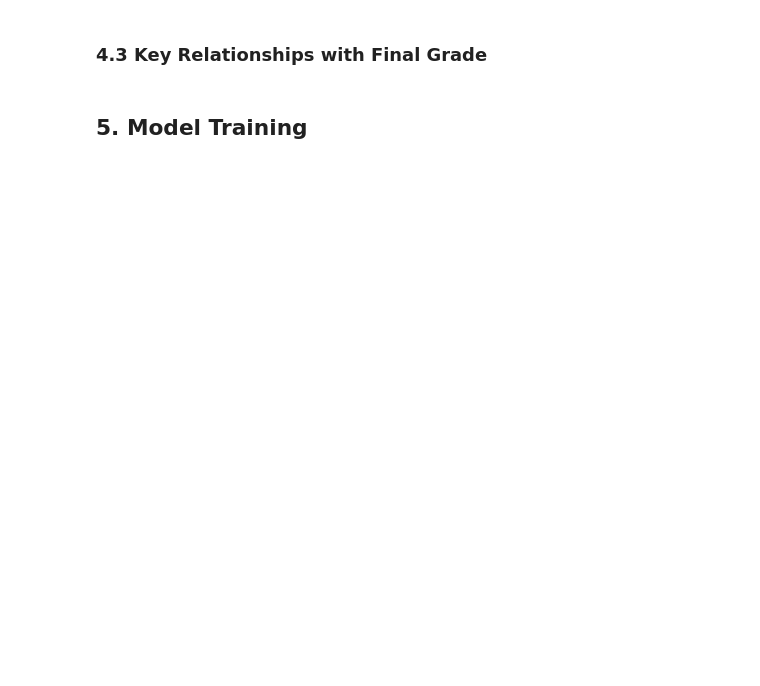
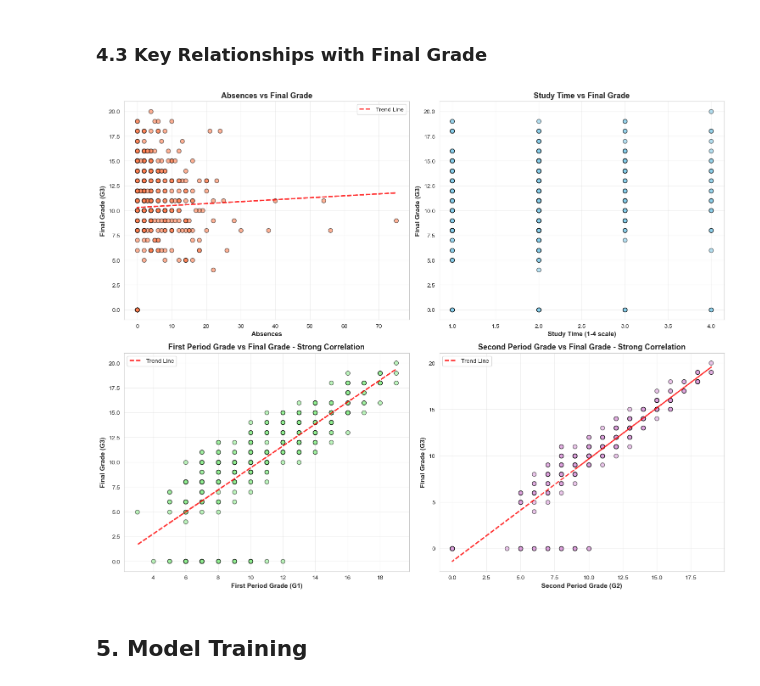
Before and after one commit to ZakariaTikialine/ML-Labs, a Jupyter notebook: Lab1/challenge1/notebook.ipynb, the cells around one changed output. Saved outputs shown, nothing was run; the diff lists cells and outputs as text; code cells hidden in the pictures; blank space fills up the shorter version.

```diff
--- a/Lab1/challenge1/notebook.ipynb
+++ b/Lab1/challenge1/notebook.ipynb
@@ -69,12 +93,11 @@ df.describe().round(2)
 # %% [markdown]
 ## 3. Data Preprocessing
 # %%
-# Encode categorical variables
-df_encoded = pd.get_dummies(df, drop_first=True)
+# Encode categorical variables using one-hot encoding
+df_encoded = pd.get_dummies(df, drop_first=True, dtype=int)
 
-print(f"Original features: {df.shape[1]}")
-print(f"Features after encoding: {df_encoded.shape[1]}")
-print(f"\n✓ Categorical variables encoded successfully")
-print("\nFirst 5 rows after encoding:")
+print(f"Features: {df.shape[1]} → {df_encoded.shape[1]} (after encoding)")
+print("Categorical variables encoded successfully\n")
+print("First 5 rows after encoding:")
 print("="*60)
 df_encoded.head()
@@ -81,14 +117,10 @@ df_encoded.head()
 # %% [markdown]
 ### 3.1 Feature Standardization
 # %%
-# Standardize numerical features (excluding G3 which is our target)
-scaler = StandardScaler()
+# Define numerical columns for later standardization
 num_cols = ['age', 'studytime', 'failures', 'absences', 'G1', 'G2']
 
-print("Standardizing numerical features:")
+print("Numerical features to be standardized:")
 print("="*60)
 for col in num_cols:
     print(f"  • {col}")
-
-df_encoded[num_cols] = scaler.fit_transform(df_encoded[num_cols])
-print("\n✓ Numerical features standardized successfully")
@@ -143,50 +201,38 @@ for idx, (feature, corr) in enumerate(g3_corr.items(), 1):
 # %% [markdown]
 ### 4.3 Key Relationships with Final Grade
 # %%
+# Helper function to add trend line
+def add_trend_line(ax, x, y):
+    z = np.polyfit(x, y, 1)
+    p = np.poly1d(z)
+    ax.plot(x, p(x), "r--", alpha=0.8, linewidth=2, label='Trend Line')
+
 fig, axes = plt.subplots(2, 2, figsize=(15, 12))
+plot_config = [
+    ('absences', 'Absences', 'coral', True),
+    ('studytime', 'Study Time (1-4 scale)', 'skyblue', False),
+    ('G1', 'First Period Grade (G1)', 'lightgreen', True),
+    ('G2', 'Second Period Grade (G2)', 'plum', True)
+]
 
-# Absences vs G3
-axes[0, 0].scatter(df['absences'], df['G3'], alpha=0.6, color='coral', edgecolor='black', s=50)
-axes[0, 0].set_xlabel('Absences', fontsize=11, fontweight='bold')
-axes[0, 0].set_ylabel('Final Grade (G3)', fontsize=11, fontweight='bold')
-axes[0, 0].set_title('Absences vs Final Grade', fontsize=13, fontweight='bold')
-axes[0, 0].grid(alpha=0.3)
-z = np.polyfit(df['absences'], df['G3'], 1)
-p = np.poly1d(z)
-axes[0, 0].plot(df['absences'], p(df['absences']), "r--", alpha=0.8, linewidth=2, label='Trend Line')
-axes[0, 0].legend()
-
-# Study Time vs G3
-axes[0, 1].scatter(df['studytime'], df['G3'], alpha=0.6, color='skyblue', edgecolor='black', s=50)
-axes[0, 1].set_xlabel('Study Time (1-4 scale)', fontsize=11, fontweight='bold')
-axes[0, 1].set_ylabel('Final Grade (G3)', fontsize=11, fontweight='bold')
-axes[0, 1].set_title('Study Time vs Final Grade', fontsize=13, fontweight='bold')
-axes[0, 1].grid(alpha=0.3)
-
-# G1 vs G3
-axes[1, 0].scatter(df['G1'], df['G3'], alpha=0.6, color='lightgreen', edgecolor='black', s=50)
-axes[1, 0].set_xlabel('First Period Grade (G1)', fontsize=11, fontweight='bold')
-axes[1, 0].set_ylabel('Final Grade (G3)', fontsize=11, fontweight='bold')
-axes[1, 0].set_title('G1 vs G3 - Strong Positive Correlation', fontsize=13, fontweight='bold')
-axes[1, 0].grid(alpha=0.3)
-z = np.polyfit(df['G1'], df['G3'], 1)
-p = np.poly1d(z)
-axes[1, 0].plot(df['G1'], p(df['G1']), "r--", alpha=0.8, linewidth=2, label='Trend Line')
-axes[1, 0].legend()
-
-# G2 vs G3
-axes[1, 1].scatter(df['G2'], df['G3'], alpha=0.6, color='plum', edgecolor='black', s=50)
-axes[1, 1].set_xlabel('Second Period Grade (G2)', fontsize=11, fontweight='bold')
-axes[1, 1].set_ylabel('Final Grade (G3)', fontsize=11, fontweight='bold')
-axes[1, 1].set_title('G2 vs G3 - Strong Positive Correlation', fontsize=13, fontweight='bold')
-axes[1, 1].grid(alpha=0.3)
-z = np.polyfit(df['G2'], df['G3'], 1)
-p = np.poly1d(z)
-axes[1, 1].plot(df['G2'], p(df['G2']), "r--", alpha=0.8, linewidth=2, label='Trend Line')
-axes[1, 1].legend()
+for idx, (feature, label, color, show_trend) in enumerate(plot_config):
+    ax = axes[idx // 2, idx % 2]
+    ax.scatter(df[feature], df['G3'], alpha=0.6, color=color, edgecolor='black', s=50)
+    ax.set_xlabel(label, fontsize=11, fontweight='bold')
+    ax.set_ylabel('Final Grade (G3)', fontsize=11, fontweight='bold')
+    title = f'{label.split("(")[0].strip()} vs Final Grade'
+    if show_trend:
+        title += ' - Strong Correlation' if feature in ['G1', 'G2'] else ''
+    ax.set_title(title, fontsize=13, fontweight='bold')
+    ax.grid(alpha=0.3)
+    if show_trend:
+        add_trend_line(ax, df[feature], df['G3'])
+        ax.legend()
 
 plt.tight_layout()
 plt.show()
+# %% [output]
+[figure, added]
 # %% [markdown]
 ## 5. Model Training
 # %%
```
Also changed, not shown: parts of 12 cells of this notebook.
